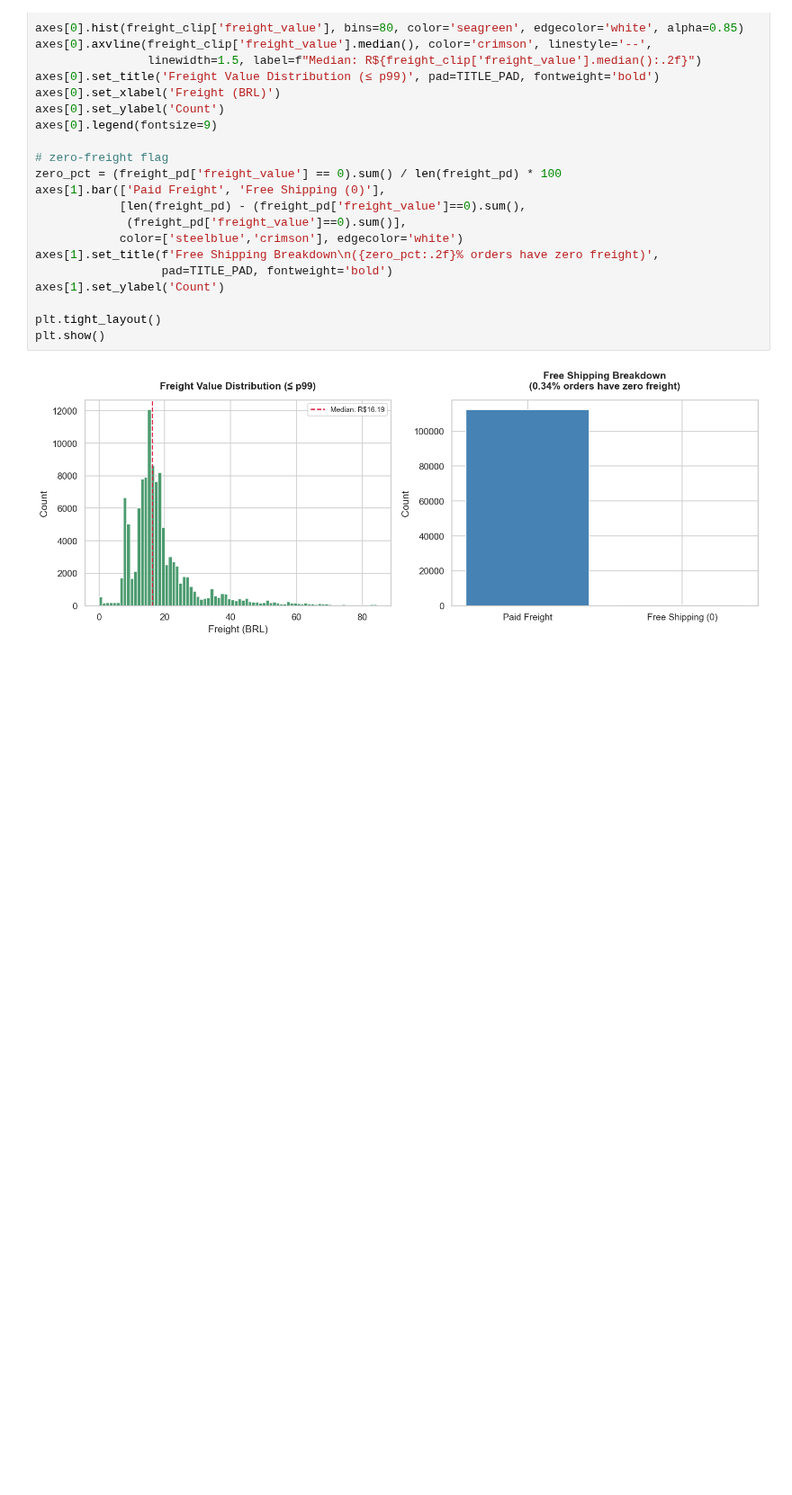
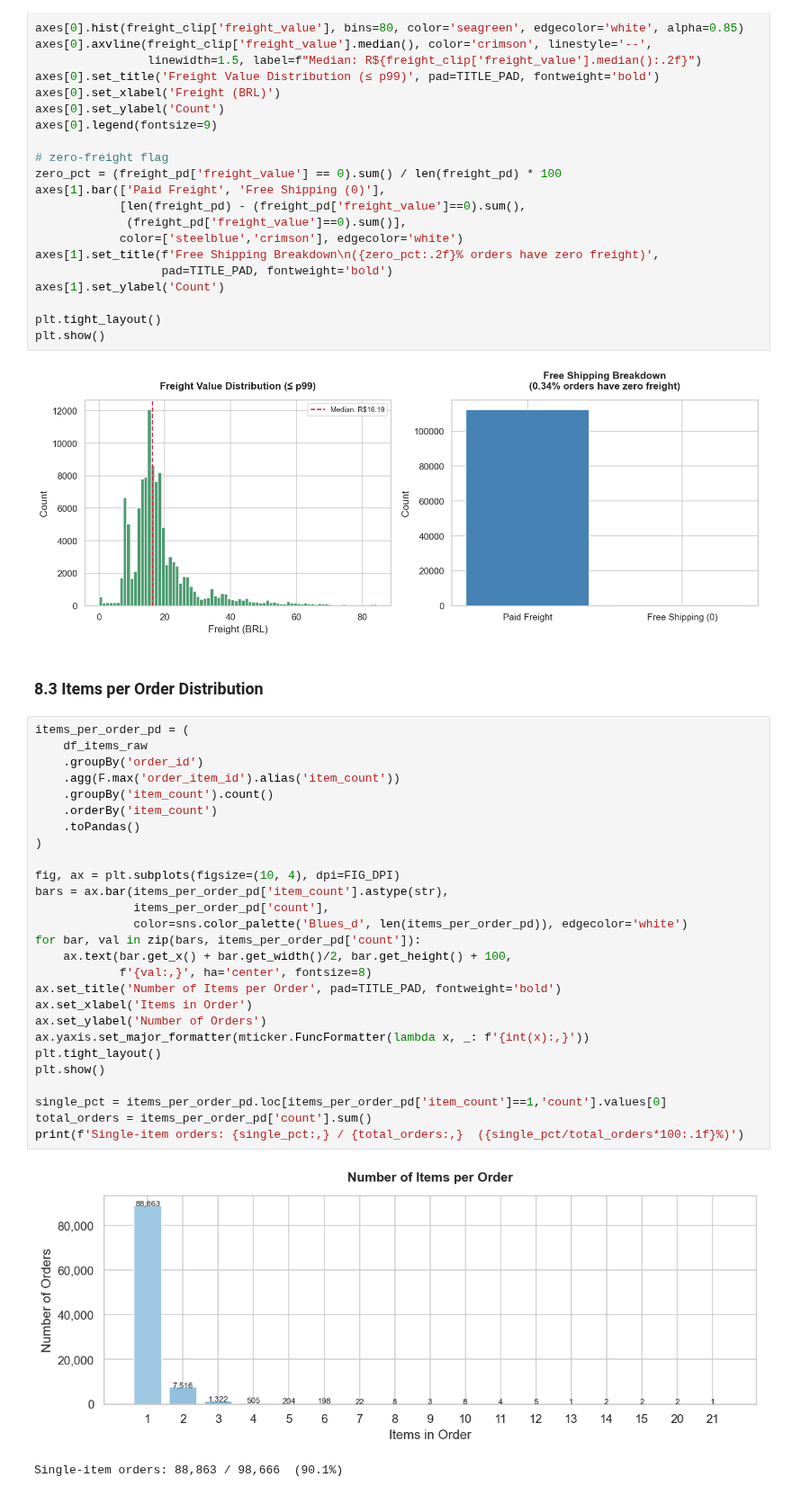
Before and after one commit to Malinda1/ecommerce-recommendation-spark, a Jupyter notebook: notebooks/01_data_loading_cleaning.ipynb, the cells around one changed output. Shown at 90% size. Drawn from its saved outputs; the diff is of its cells as text; blank space fills up the shorter version.

Commit message:
Created plot for reveal the Number of Items per order distribution

```diff
--- a/notebooks/01_data_loading_cleaning.ipynb
+++ b/notebooks/01_data_loading_cleaning.ipynb
@@ -563,3 +563,35 @@ plt.tight_layout()
 plt.show()
 # %% [output]
 [figure]
+# %% [markdown]
+### 8.3 Items per Order Distribution
+# %%
+items_per_order_pd = (
+    df_items_raw
+    .groupBy('order_id')
+    .agg(F.max('order_item_id').alias('item_count'))
+    .groupBy('item_count').count()
+    .orderBy('item_count')
+    .toPandas()
+)
+
+fig, ax = plt.subplots(figsize=(10, 4), dpi=FIG_DPI)
+bars = ax.bar(items_per_order_pd['item_count'].astype(str),
+              items_per_order_pd['count'],
+              color=sns.color_palette('Blues_d', len(items_per_order_pd)), edgecolor='white')
+for bar, val in zip(bars, items_per_order_pd['count']):
+    ax.text(bar.get_x() + bar.get_width()/2, bar.get_height() + 100,
+            f'{val:,}', ha='center', fontsize=8)
+ax.set_title('Number of Items per Order', pad=TITLE_PAD, fontweight='bold')
+ax.set_xlabel('Items in Order')
+ax.set_ylabel('Number of Orders')
+ax.yaxis.set_major_formatter(mticker.FuncFormatter(lambda x, _: f'{int(x):,}'))
+plt.tight_layout()
+plt.show()
+
+single_pct = items_per_order_pd.loc[items_per_order_pd['item_count']==1,'count'].values[0]
+total_orders = items_per_order_pd['count'].sum()
+print(f'Single-item orders: {single_pct:,} / {total_orders:,}  ({single_pct/total_orders*100:.1f}%)')
+# %% [output]
+[figure, added]
+Single-item orders: 88,863 / 98,666  (90.1%)
```
